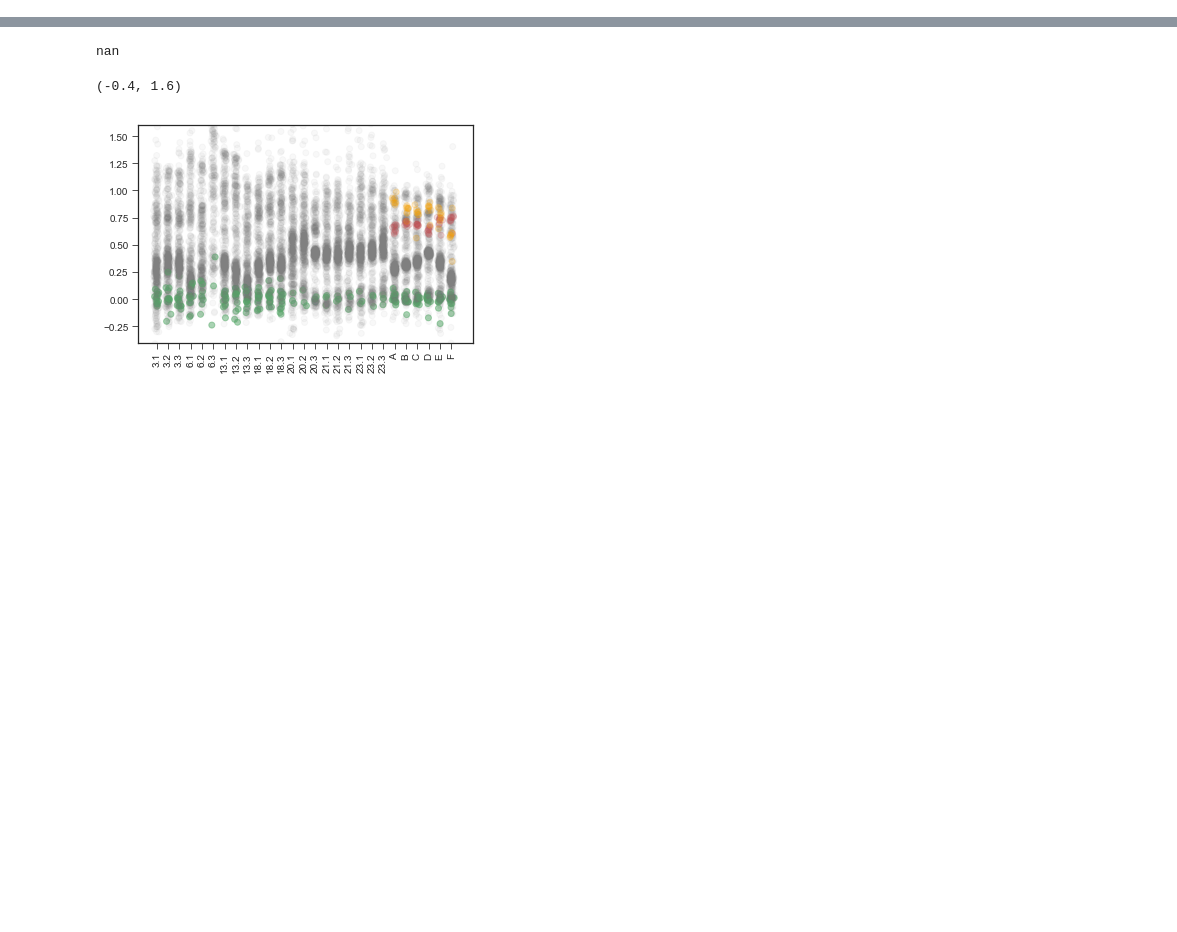
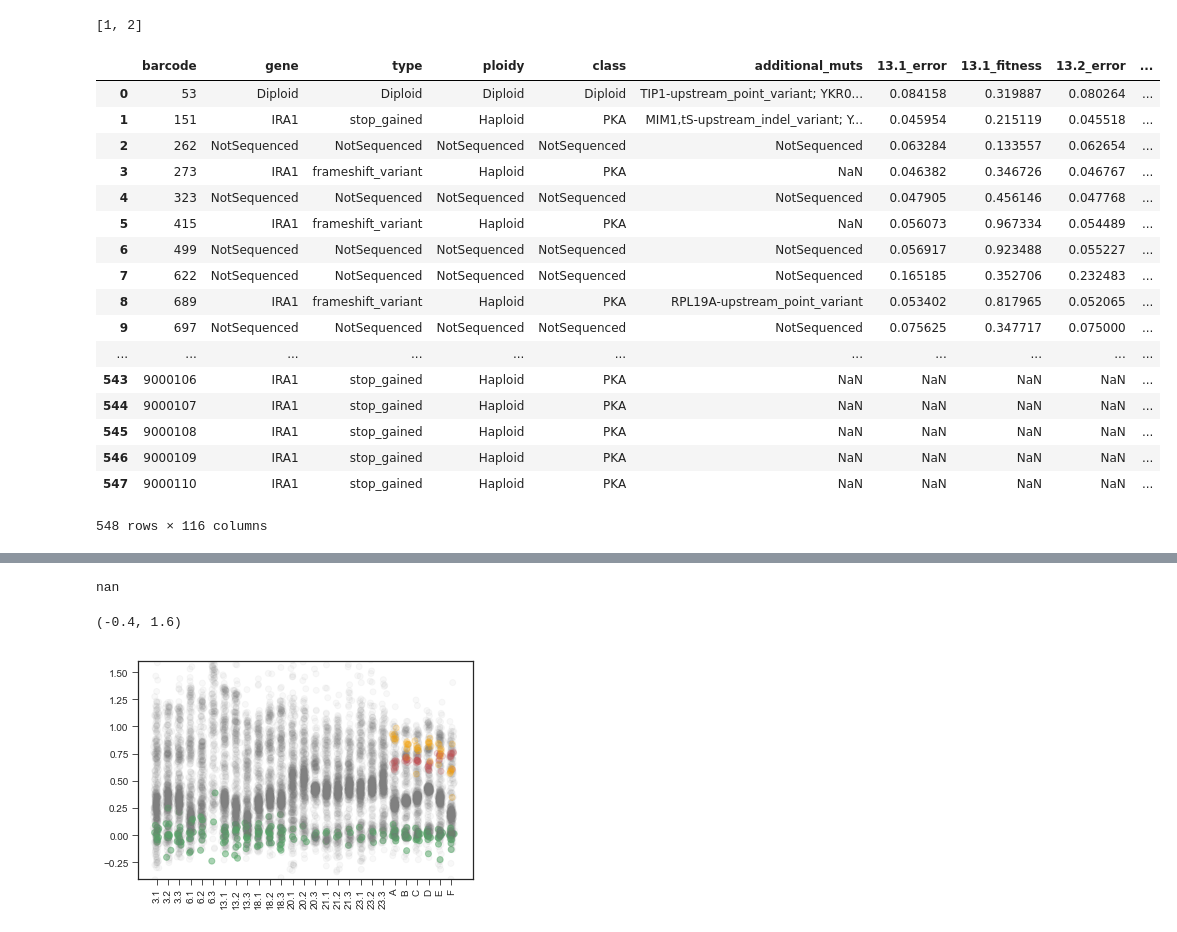
Before and after one commit to grantkinsler/1BigBatch, a Jupyter notebook: code/Fitness_Estimation_Default_Atish.ipynb, the cells around one changed output, grey strips where cells are left out. Drawn from its saved outputs; the diff is of its cells as text; code cells hidden in the pictures; blank space fills up the shorter version.

```diff
--- a/code/Fitness_Estimation_Default_Atish.ipynb
+++ b/code/Fitness_Estimation_Default_Atish.ipynb
@@ -95,6 +74,7 @@ just_reps = [rep for reps in conditions.values() for rep in reps]
 data = merged_data
 data = data[~(data['barcode'].isin([7777777,9999999]))]
 data = data.sort_values('barcode')
+data = data.drop(columns=['L2','6-1-3']) # sparse timepoints resulting a lot of missing data
 
 cov_thresh = 100
 
@@ -120,7 +100,7 @@ print(neutrals)
 
 fitnesses = {}
 
-
+other_info = ['barcode','gene','type','ploidy','class','additional_muts']
 
 for condition,replicates in conditions.items():
     print(condition)
@@ -133,13 +113,13 @@ for condition,replicates in conditions.items():
         if condition in old_conditions.keys():
 
             e,r = rep.split('.')
-    #         if e in ['13','15']:
-    #             timepoints.append(0)
-    #             these_times.append('13-0_pool')
-    #         else:
-    #             if e+'-0' in data.columns:
-    #                 timepoints.append(0)
-    #                 these_times.append(e+'-0')
+            if e in ['13','15']:
+                timepoints.append(0)
+                these_times.append('13-0_pool')
+            else:
+                if e+'-0' in data.columns:
+                    timepoints.append(0)
+                    these_times.append(e+'-0')
             for t in range(5):
                 if e+'-'+str(t)+'-'+r in data.columns:
                     timepoints.append(t)
@@ -161,24 +141,26 @@ for condition,replicates in conditions.items():
         fitnesses[rep+'_fitness'] = answer[rep]['aveFitness']
         fitnesses[rep+'_error'] = answer[rep]['aveError']
 
-for other_setting in ['barcode','gene','ploidy','class','type']:
+for other_setting in other_info:
     if other_setting in data.columns:
         fitnesses[other_setting] = data[other_setting].values
 
 fitness_df = p.DataFrame(fitnesses)
-# fitness_df = fitness_df[~np.isfinite(fitness_df)] = np.nan
+fitness_df = fitness_df.replace([np.inf, -np.inf], np.nan)
 # fitness_df = fitness_df.replace([float('Inf'),-float('Inf'),np.inf, -np.inf], np.nan)
 
-# for condition,replicates in conditions.items():
+for condition,replicates in conditions.items():
 
 
-#     fitness_df[condition+'_fitness'] = np.nansum([fitness_df[rep+'_fitness'].values/fitness_df[rep+'_error'].values for rep in replicates],axis=0) \
-#     /np.nansum([1.0/fitness_df[rep+'_error'].values for rep in replicates],axis=0)
+    fitness_df[condition+'_fitness'] = np.nansum([fitness_df[rep+'_fitness'].values/fitness_df[rep+'_error'].values for rep in replicates],axis=0) \
+    /np.nansum([1.0/fitness_df[rep+'_error'].values for rep in replicates],axis=0)
 
-#     fitness_df[condition+'_error'] = np.nansum([1.0/fitness_df[rep+'_error'].values for rep in replicates],axis=0)**(-1)
+    fitness_df[condition+'_error'] = np.nansum([1.0/fitness_df[rep+'_error'].values for rep in replicates],axis=0)**(-1)
 
 
-# fitness_df.to_csv('../data/DoubleBC_Merged_Fitness_Atish_Default_AllConditions_AdditiveNoiseOnly.csv',index=False)
+
+fitness_df = fitness_df[other_info+[col for col in fitness_df if col not in other_info]]
+fitness_df.to_csv('../data/DoubleBC_Merged_Fitness_Atish_Default_AllConditions.csv',index=False)
 # %% [output]
 [17615, 24362, 42040, 71926, 72939, 73802, 109476, 113483, 120600, 134852, 263665, 298344, 316954]
 3
@@ -258,0 +352,25 @@ fitness_df.replace([np.inf, -np.inf], np.nan).dropna()
+# %%
+[i for i in range(1,3)]
+# %% [output]
+[1, 2]
+# %%
+fitness_df.replace([np.inf, -np.inf], np.nan)
+# %% [output]
+|  | barcode | gene | type | ploidy | class | additional_muts | 13.1_error | 13.1_fitness | 13.2_error | ... |
+| 0 | 53 | Diploid | Diploid | Diploid | Diploid | TIP1-upstream_point_variant; YKR0... | 0.084158 | 0.319887 | 0.080264 | ... |
+| 1 | 151 | IRA1 | stop_gained | Haploid | PKA | MIM1,tS-upstream_indel_variant; Y... | 0.045954 | 0.215119 | 0.045518 | ... |
+| 2 | 262 | NotSequenced | NotSequenced | NotSequenced | NotSequenced | NotSequenced | 0.063284 | 0.133557 | 0.062654 | ... |
+| 3 | 273 | IRA1 | frameshift_variant | Haploid | PKA | NaN | 0.046382 | 0.346726 | 0.046767 | ... |
+| 4 | 323 | NotSequenced | NotSequenced | NotSequenced | NotSequenced | NotSequenced | 0.047905 | 0.456146 | 0.047768 | ... |
+| 5 | 415 | IRA1 | frameshift_variant | Haploid | PKA | NaN | 0.056073 | 0.967334 | 0.054489 | ... |
+| 6 | 499 | NotSequenced | NotSequenced | NotSequenced | NotSequenced | NotSequenced | 0.056917 | 0.923488 | 0.055227 | ... |
+| 7 | 622 | NotSequenced | NotSequenced | NotSequenced | NotSequenced | NotSequenced | 0.165185 | 0.352706 | 0.232483 | ... |
+| 8 | 689 | IRA1 | frameshift_variant | Haploid | PKA | RPL19A-upstream_point_variant | 0.053402 | 0.817965 | 0.052065 | ... |
+| 9 | 697 | NotSequenced | NotSequenced | NotSequenced | NotSequenced | NotSequenced | 0.075625 | 0.347717 | 0.075000 | ... |
+| ... | ... | ... | ... | ... | ... | ... | ... | ... | ... | ... |
+| 543 | 9000106 | IRA1 | stop_gained | Haploid | PKA | NaN | NaN | NaN | NaN | ... |
+| 544 | 9000107 | IRA1 | stop_gained | Haploid | PKA | NaN | NaN | NaN | NaN | ... |
+| 545 | 9000108 | IRA1 | stop_gained | Haploid | PKA | NaN | NaN | NaN | NaN | ... |
+| 546 | 9000109 | IRA1 | stop_gained | Haploid | PKA | NaN | NaN | NaN | NaN | ... |
+| 547 | 9000110 | IRA1 | stop_gained | Haploid | PKA | NaN | NaN | NaN | NaN | ... |
+548 rows × 116 columns
```
Also changed, not shown: parts of 18 cells of this notebook, 15 other files.
